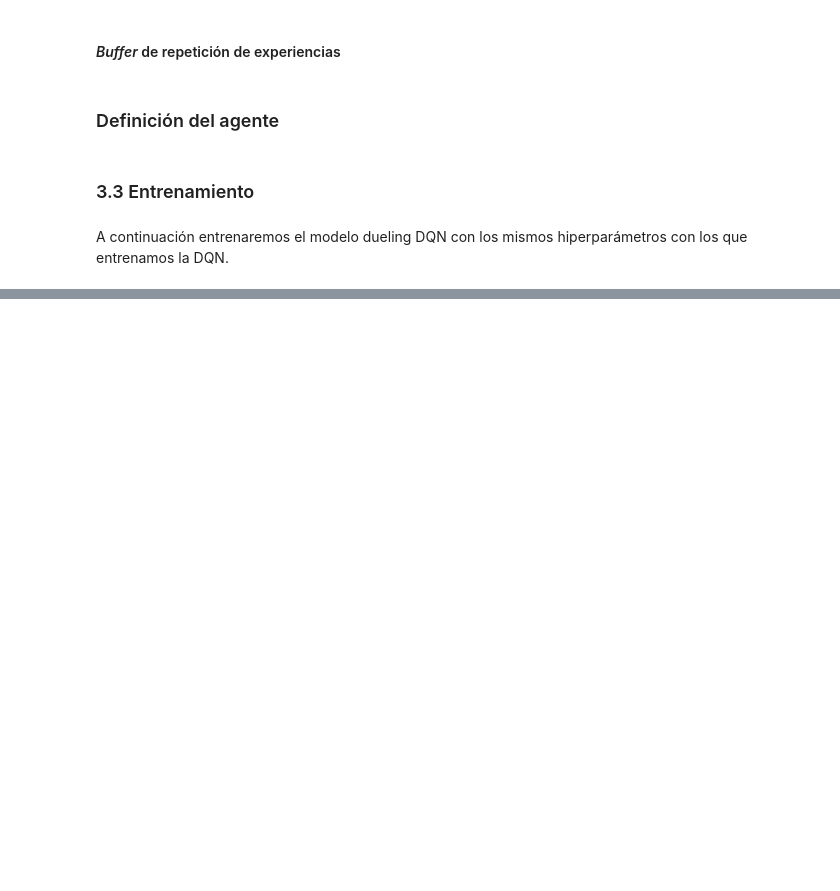
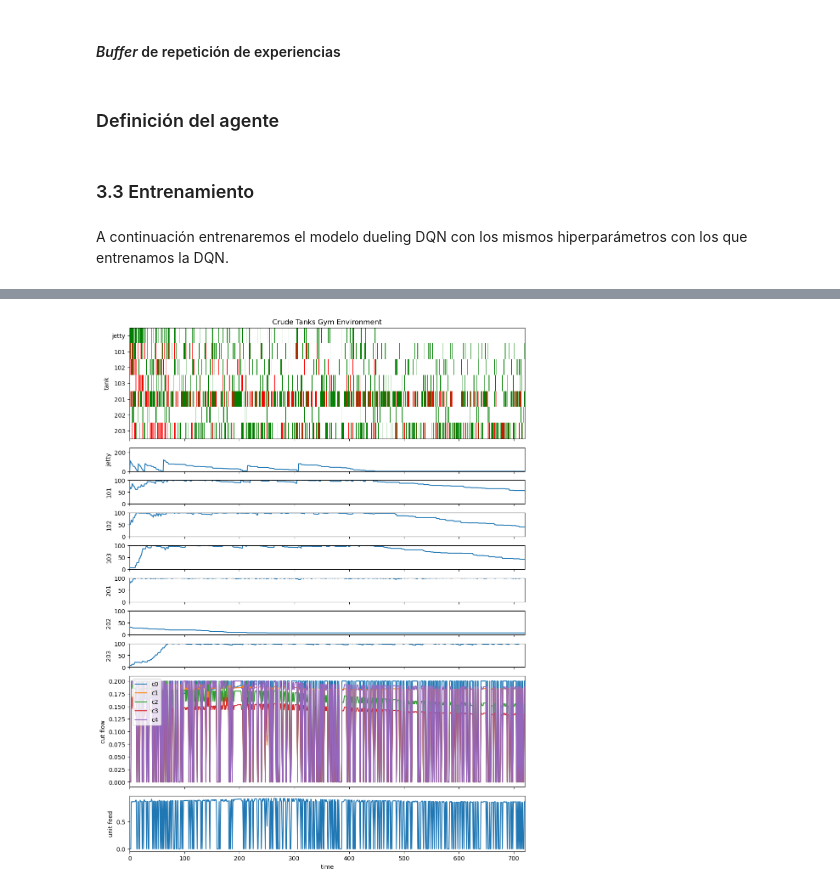
Before and after one commit to BaltiBoix/Scheduling, a Jupyter notebook: crudeSched_DuelingDQN.ipynb, the cells around one changed output, grey strips where cells are left out. Drawn from its saved outputs; the diff is of its cells as text; code cells hidden in the pictures; blank space fills up the shorter version.

```diff
--- a/crudeSched_DuelingDQN.ipynb
+++ b/crudeSched_DuelingDQN.ipynb
@@ -237,10 +237,10 @@ class duelingDQNAgent:
         self.state0 = deepcopy(new_state)
         self.actionAvail = info['actionAvail']
 
-        if done:
-            state, data = self.env.reset()
-            self.state0 = flat(self.env.observation_space, state)
-            self.actionAvail = data['actionAvail']
+#         if done:
+#             state, data = self.env.reset()
+#             self.state0 = flat(self.env.observation_space, state)
+#             self.actionAvail = data['actionAvail']
         return done
 
 
@@ -412,5 +415,7 @@ dagent.plot_rewards()
 # %%
-dagent.env.render()
+dagent.maxS.render()
+# %% [output]
+[figure, added]
 # %%
 myfile = 'agentDDQN_Trained_Model.pth'
 if os.path.isfile(myfile):
```
Also changed, not shown: parts of 4 cells of this notebook.
